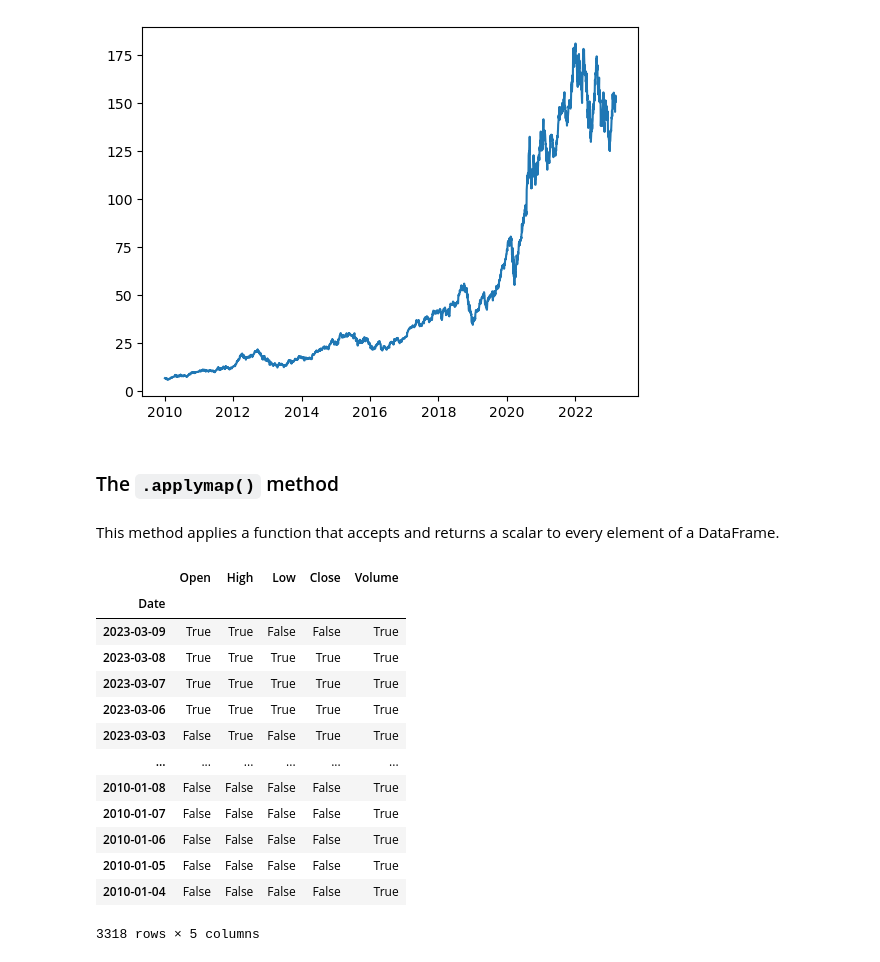
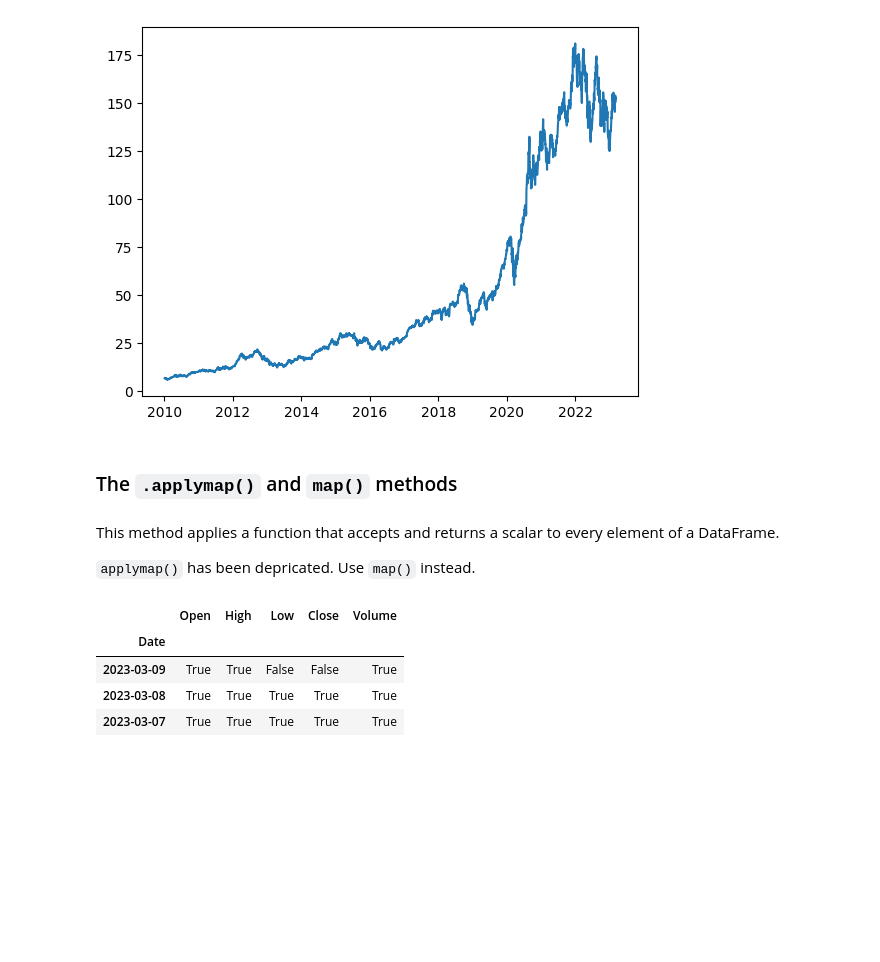
Before and after one commit to fredjo89/pandas-payground, a Jupyter notebook: 15_other_stuff.ipynb, the cells around one changed output. Saved outputs shown, nothing was run; the diff lists cells and outputs as text; code cells hidden in the pictures; blank space fills up the shorter version.

```diff
--- a/15_other_stuff.ipynb
+++ b/15_other_stuff.ipynb
@@ -41,23 +44,16 @@ plt.show()
 | 2023-03-07 | 153.700 | 154.0299 | 151.130 | 151.60 | 56182028.0 |
 [figure]
 # %% [markdown]
-### The `.applymap()` method
+### The `.applymap()` and `map()` methods
 # %% [markdown]
 This method applies a function that accepts and returns a scalar to every element of a DataFrame.
+
+`applymap()` has been depricated. Use `map()` instead.
 # %%
-stocks.applymap(lambda cell: cell > 151)
+stocks.map(lambda cell: cell > 151).head(3)
 # %% [output]
 |  | Open | High | Low | Close | Volume |
 | Date |  |  |  |  |  |
 | 2023-03-09 | True | True | False | False | True |
 | 2023-03-08 | True | True | True | True | True |
 | 2023-03-07 | True | True | True | True | True |
-| 2023-03-06 | True | True | True | True | True |
-| 2023-03-03 | False | True | False | True | True |
-| ... | ... | ... | ... | ... | ... |
-| 2010-01-08 | False | False | False | False | True |
-| 2010-01-07 | False | False | False | False | True |
-| 2010-01-06 | False | False | False | False | True |
-| 2010-01-05 | False | False | False | False | True |
-| 2010-01-04 | False | False | False | False | True |
-3318 rows × 5 columns
```
Also changed, not shown: parts of 50 cells of this notebook, 1 other file.
